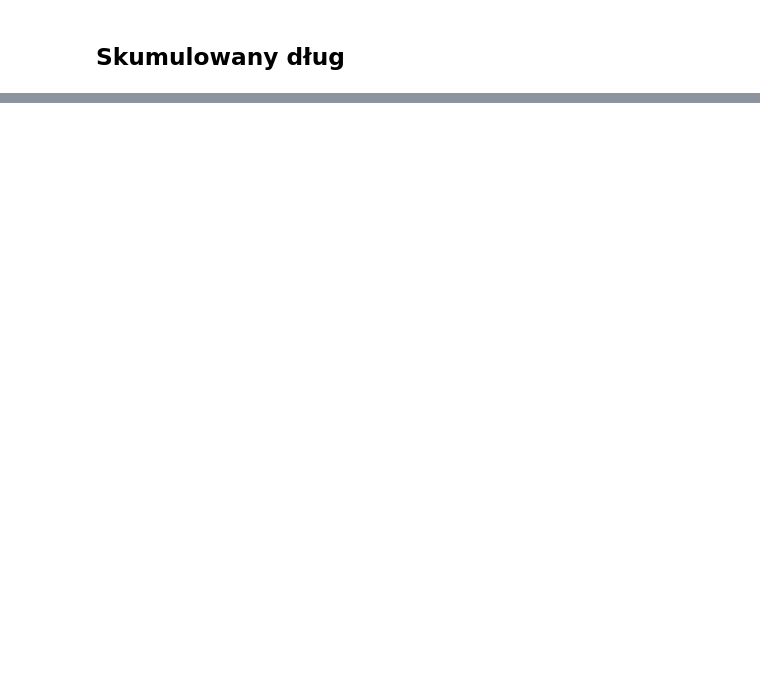
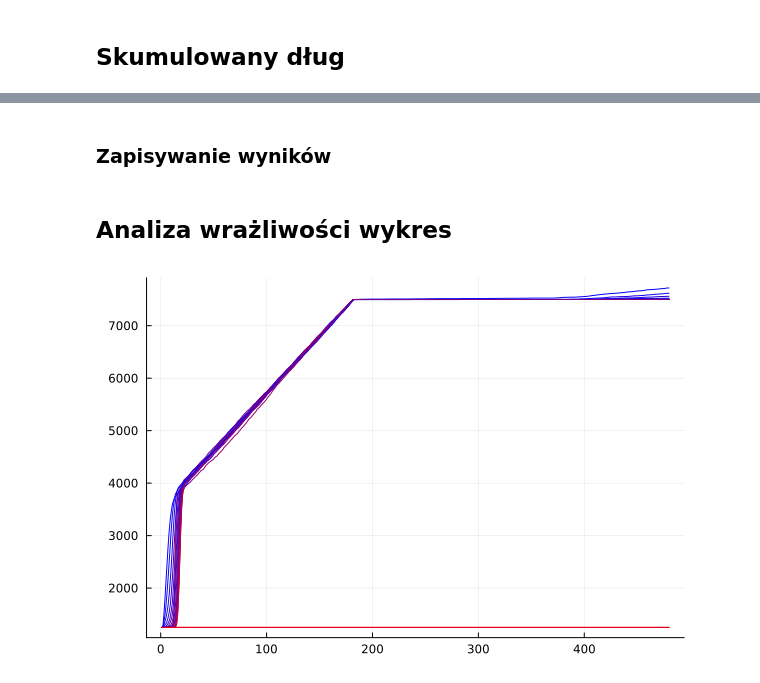
Before and after one commit to Rybakowski/raport_2, a Jupyter notebook: raport_2.ipynb, the cells around one changed output, grey strips where cells are left out. Drawn from its saved outputs; the diff is of its cells as text; code cells hidden in the pictures; blank space fills up the shorter version.

```diff
--- a/raport_2.ipynb
+++ b/raport_2.ipynb
@@ -432,0 +501,20 @@ plot(dlug_df.x1)
+# %%
+dict_sa = Dict()
+
+for (key, params) in dict_params
+    dict_sa[key] = schelling_sym(
+        0.25,                # N_param
+        1/1000,              # bounds_param
+        params.α₁,           # param1
+        params.θ₁,           # param2
+        params.α₂,           # param3
+        params.θ₂,           # param4
+        params.α₃,           # param5
+        params.θ₃,           # param6
+        12 * 40,             # T
+        0.1                  # przyrost_param
+    )
+    println(params.α₁)
+     # Explicitly clear memory if possible
+     GC.gc()  # Trigger garbage collection to free up memory
+end
@@ -432,0 +542,2 @@ plot(dlug_df.x1)
+# %% [markdown]
+### Zapisywanie wyników
@@ -432,0 +548,27 @@ plot(dlug_df.x1)
+# %% [markdown]
+## Analiza wrażliwości wykres
+# %%
+counts_dict = Dict()
+
+for (id, value) in dict_sa
+    counts_dict[id] = calc_counts(value)
+end
+# %%
+using Plots
+
+num_colors = len
+colors = [RGB(i/(num_colors-1), 0.0, 1.0 - i/(num_colors-1)) for i in 0:num_colors-1]
+
+# colors = {key => colors for key in range(0.5, 2, step=0.1)}
+
+p = plot(legend = false)
+
+ii =1
+for (key, value) in counts_dict
+    plot!(value.district_1, label="District 1", color=colors[key])
+    ii +=1
+end
+
+display(p)
+# %% [output]
+[figure, added]
```
Also changed, not shown: parts of 28 cells of this notebook, 1 other file.
